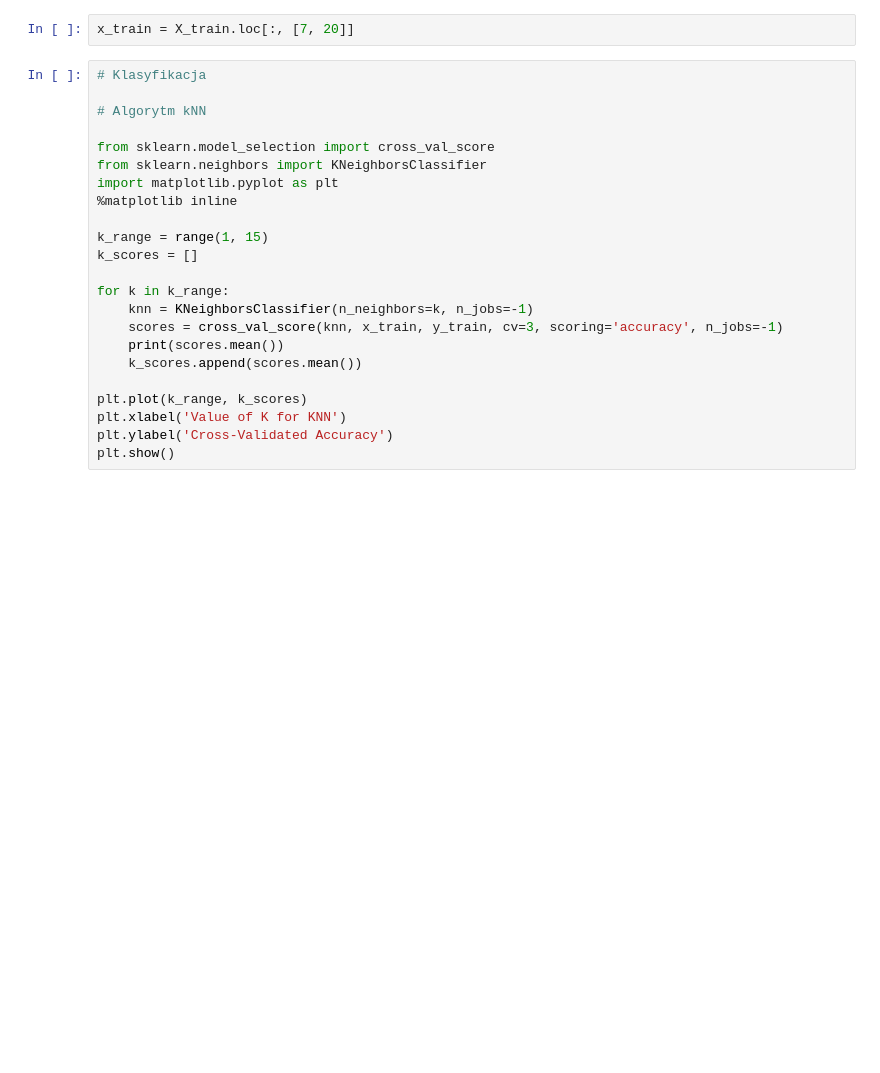
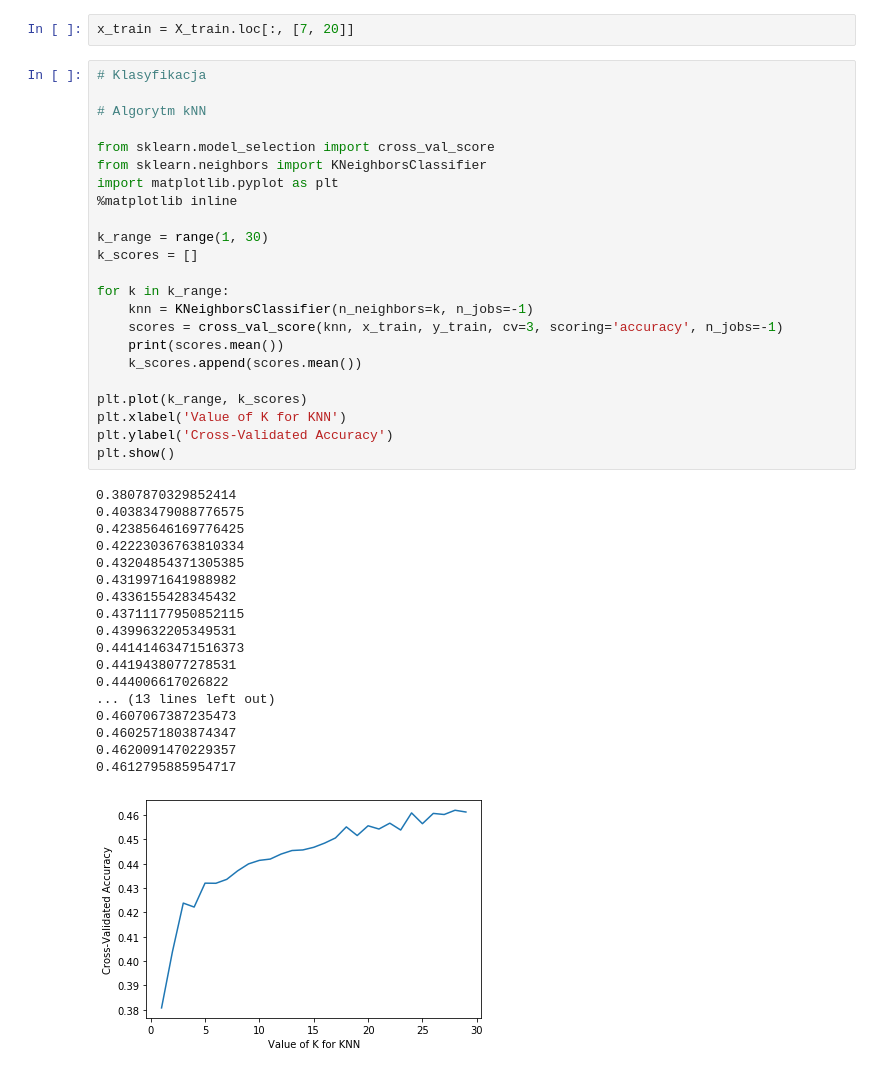
Before and after one commit to karololeksy/CovertypeClassification, a Jupyter notebook: Project notebook.ipynb, the cells around one changed output. Saved outputs shown, nothing was run; the diff lists cells and outputs as text; blank space fills up the shorter version.

```diff
--- a/Project notebook.ipynb
+++ b/Project notebook.ipynb
@@ -295,24 +295,43 @@ x_train = X_train.loc[:, [7, 20]]
 # %%
 # Klasyfikacja
 
 # Algorytm kNN
 
 from sklearn.model_selection import cross_val_score
 from sklearn.neighbors import KNeighborsClassifier
 import matplotlib.pyplot as plt
 %matplotlib inline
 
-k_range = range(1, 15)
+k_range = range(1, 30)
 k_scores = []
 
 for k in k_range:
     knn = KNeighborsClassifier(n_neighbors=k, n_jobs=-1)
     scores = cross_val_score(knn, x_train, y_train, cv=3, scoring='accuracy', n_jobs=-1)
     print(scores.mean())
     k_scores.append(scores.mean())
 
 plt.plot(k_range, k_scores)
 plt.xlabel('Value of K for KNN')
 plt.ylabel('Cross-Validated Accuracy')
 plt.show()
+# %% [output]
+0.3807870329852414
+0.40383479088776575
+0.42385646169776425
+0.42223036763810334
+0.43204854371305385
+0.4319971641988982
+0.4336155428345432
+0.43711177950852115
+0.4399632205349531
+0.44141463471516373
+0.4419438077278531
+0.444006617026822
+... (13 lines left out)
+0.4607067387235473
+0.4602571803874347
+0.4620091470229357
+0.4612795885954717
+[figure, added]
 # %%
```
Also changed, not shown: parts of 11 cells of this notebook.
